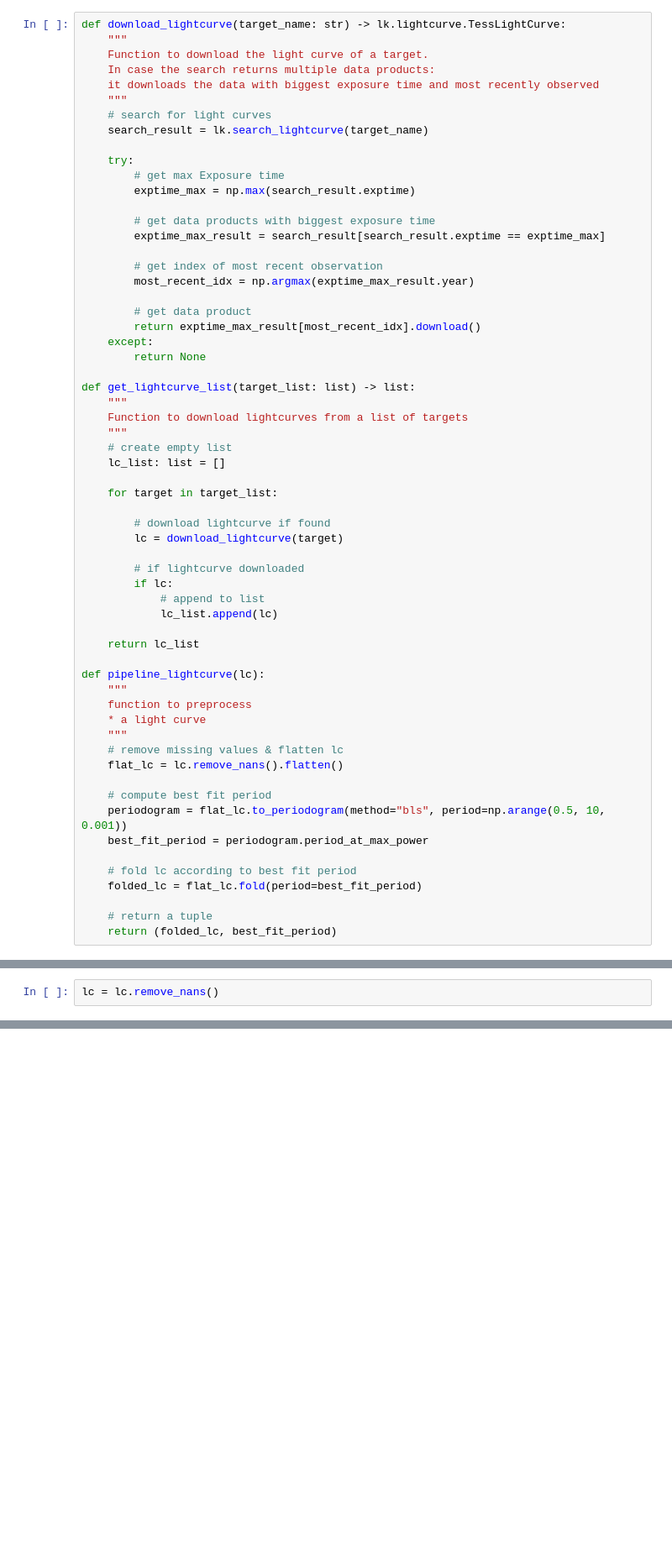
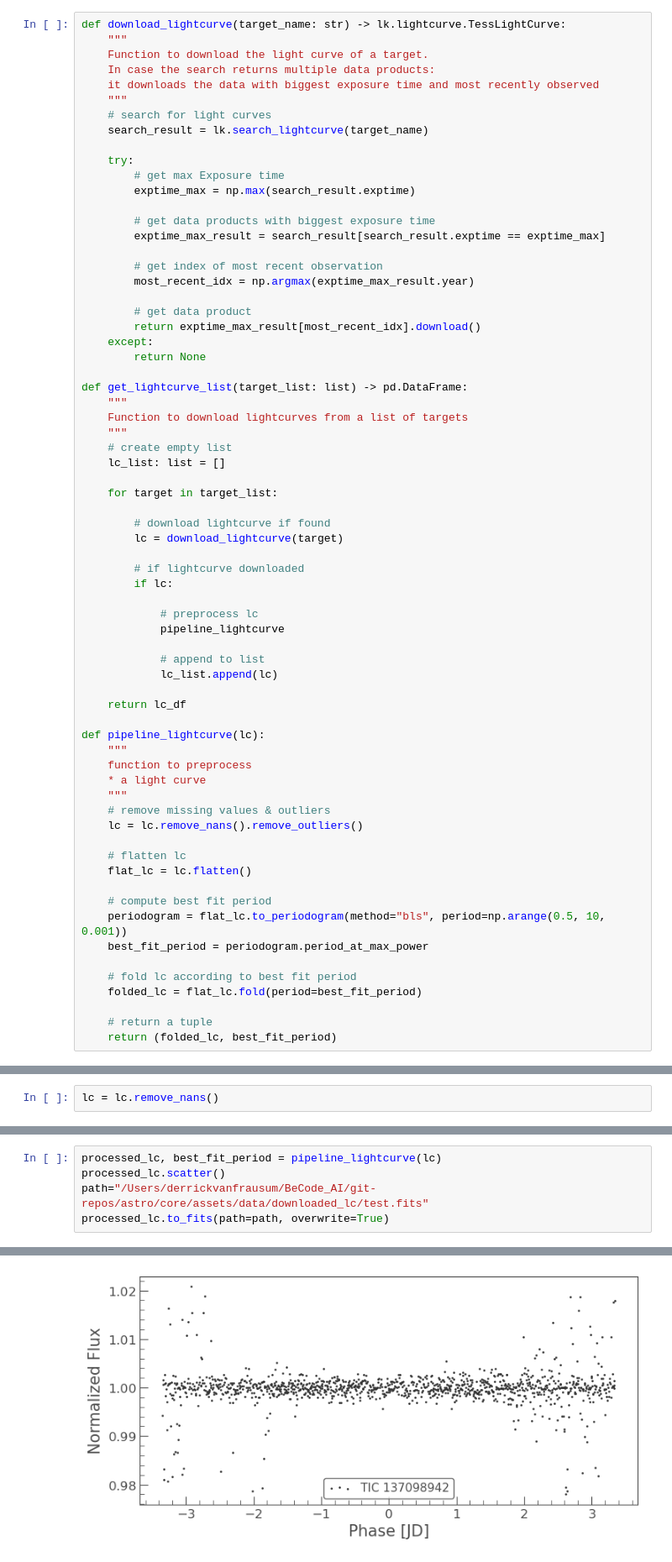
Before and after one commit to DerrickDDInAI/astro, a Jupyter notebook: core/build_db.ipynb, the cells around one changed output, grey strips where cells are left out. Shown at 84% size. Saved outputs shown, nothing was run; the diff lists cells and outputs as text; blank space fills up the shorter version.

```diff
--- a/core/build_db.ipynb
+++ b/core/build_db.ipynb
@@ -364,7 +366,7 @@ def download_lightcurve(target_name: str) -> lk.lightcurve.TessLightCurve:
     except:
         return None
 
-def get_lightcurve_list(target_list: list) -> list:
+def get_lightcurve_list(target_list: list) -> pd.DataFrame:
     """
     Function to download lightcurves from a list of targets
     """
@@ -378,18 +380,25 @@ def get_lightcurve_list(target_list: list) -> list:
 
         # if lightcurve downloaded
         if lc:
+
+            # preprocess lc
+            pipeline_lightcurve
+
             # append to list
             lc_list.append(lc)
 
-    return lc_list
+    return lc_df
 
 def pipeline_lightcurve(lc):
     """
     function to preprocess
     * a light curve
     """
-    # remove missing values & flatten lc
-    flat_lc = lc.remove_nans().flatten()
+    # remove missing values & outliers
+    lc = lc.remove_nans().remove_outliers()
+
+    # flatten lc
+    flat_lc = lc.flatten()
 
     # compute best fit period
     periodogram = flat_lc.to_periodogram(method="bls", period=np.arange(0.5, 10, 0.001))
@@ -516,0 +544,6 @@ FoldedLightCurve length=13197 LABEL="TIC 176860064" SECTOR=17 AUTHOR=SPOC
+# %%
+processed_lc, best_fit_period = pipeline_lightcurve(lc)
+processed_lc.scatter()
+path="/Users/derrickvanfrausum/BeCode_AI/git-repos/astro/core/assets/data/downloaded_lc/test.fits"
+processed_lc.to_fits(path=path, overwrite=True)
+# %% [output]
@@ -516,0 +551 @@ FoldedLightCurve length=13197 LABEL="TIC 176860064" SECTOR=17 AUTHOR=SPOC
+[figure, added]
```
Also changed, not shown: parts of 17 cells of this notebook, 1 other file.
